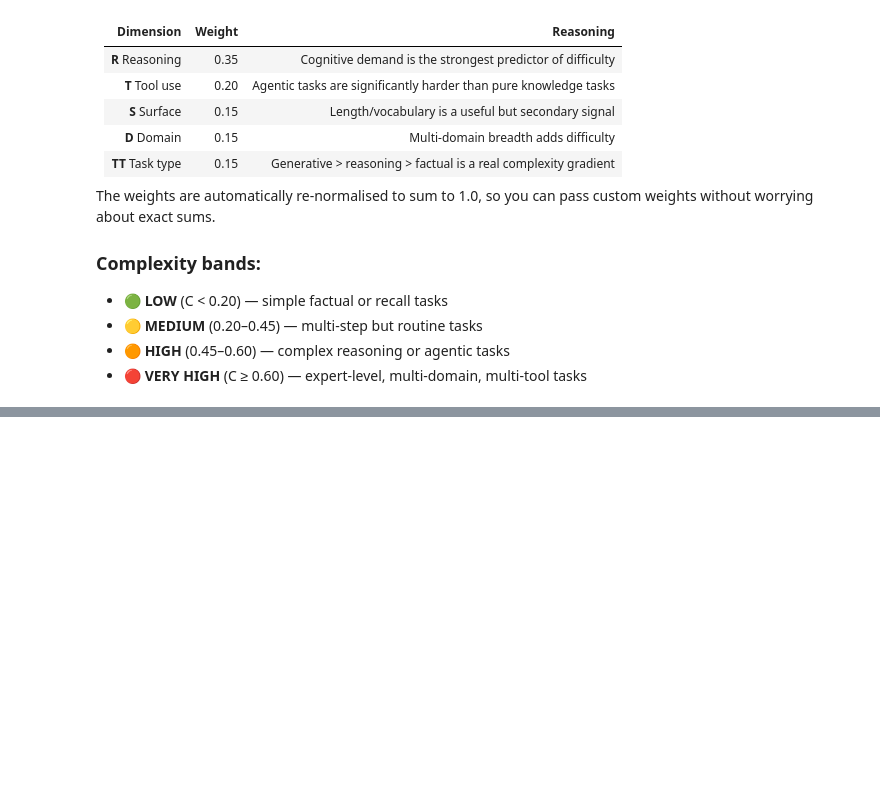
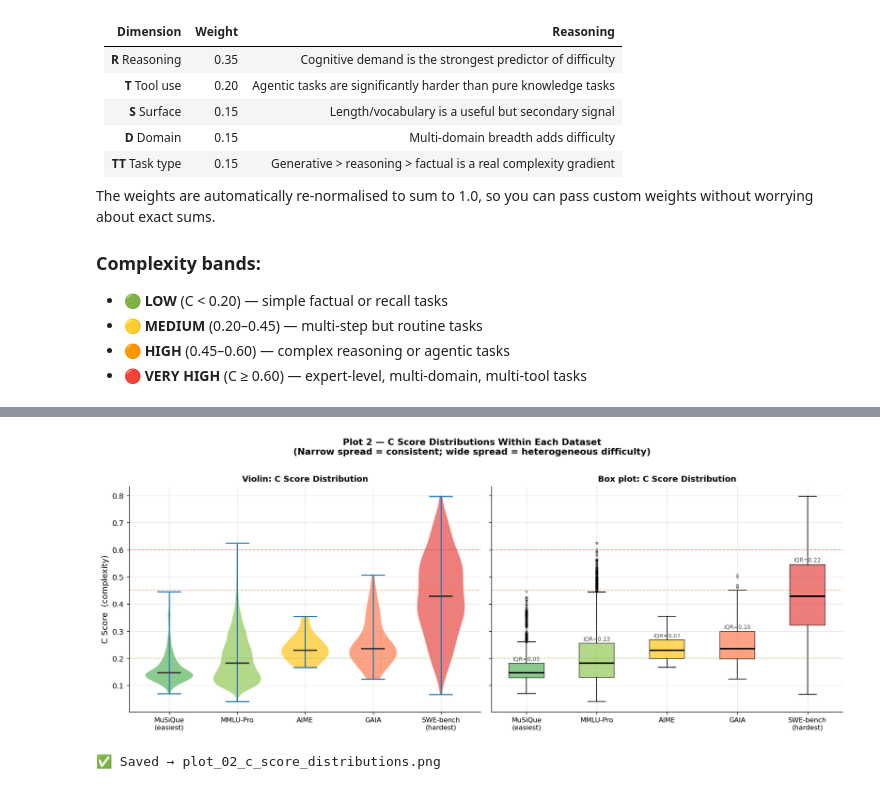
Before and after one commit to poorna1995/IRA, a Jupyter notebook: notebooks/tce_m1.ipynb, the cells around one changed output, grey strips where cells are left out. Cells and saved outputs as stored; diff of their text form; code cells hidden in the pictures; blank space fills up the shorter version.

```diff
--- a/notebooks/tce_m1.ipynb
+++ b/notebooks/tce_m1.ipynb
@@ -1743,0 +1831,66 @@ band
+# %%
+# ─────────────────────────────────────────────────────────────────────────────
+# CELL 15 — Plot 2: C Score Distributions — Box + Violin per Dataset
+# Story: Some datasets have wide spread (SWE-bench), others are very tight (AIME).
+# A tight distribution means the scorer is consistent within that benchmark.
+# ─────────────────────────────────────────────────────────────────────────────
+
+import matplotlib.patches as mpatches
+
+fig, axes = plt.subplots(1, 2, figsize=(14, 5.5), sharey=True)
+
+plot_data = [scored_datasets[d]["C"].values for d in DISPLAY_ORDER]
+
+# ── Left: Violin plot ────────────────────────────────────────────────────────
+ax = axes[0]
+parts = ax.violinplot(plot_data, positions=range(len(DISPLAY_ORDER)),
+                      showmedians=True, showextrema=True, widths=0.7)
+for i, pc in enumerate(parts['bodies']):
+    pc.set_facecolor(COLORS_ORDER[i])
+    pc.set_alpha(0.65)
+parts['cmedians'].set_color('#333')
+parts['cmedians'].set_linewidth(2)
+
+ax.set_xticks(range(len(DISPLAY_ORDER)))
+ax.set_xticklabels(DISPLAY_LABELS, fontsize=9)
+ax.set_ylabel("C Score  (complexity)", fontsize=11)
+ax.set_title("Violin: C Score Distribution", fontsize=11, fontweight='bold')
+
+for thresh, col in [(0.20,'#8bc34a'),(0.45,'#ff7043'),(0.60,'#e53935')]:
+    ax.axhline(thresh, color=col, linewidth=1, linestyle='--', alpha=0.5)
+
+# ── Right: Box plot ──────────────────────────────────────────────────────────
+ax2 = axes[1]
+bp = ax2.boxplot(plot_data, positions=range(len(DISPLAY_ORDER)),
+                 patch_artist=True, widths=0.5,
+                 medianprops=dict(color='black', linewidth=2),
+                 flierprops=dict(marker='o', markersize=2.5, alpha=0.4))
+for patch, color in zip(bp['boxes'], COLORS_ORDER):
+    patch.set_facecolor(color)
+    patch.set_alpha(0.65)
+
+ax2.set_xticks(range(len(DISPLAY_ORDER)))
+ax2.set_xticklabels(DISPLAY_LABELS, fontsize=9)
+ax2.set_title("Box plot: C Score Distribution", fontsize=11, fontweight='bold')
+
+for thresh, col in [(0.20,'#8bc34a'),(0.45,'#ff7043'),(0.60,'#e53935')]:
+    ax2.axhline(thresh, color=col, linewidth=1, linestyle='--', alpha=0.5)
+
+# Annotate IQR for each dataset
+for i, d in enumerate(DISPLAY_ORDER):
+    vals = scored_datasets[d]["C"]
+    q1, q3 = vals.quantile(0.25), vals.quantile(0.75)
+    ax2.text(i, q3 + 0.01, f"IQR={q3-q1:.2f}",
+             ha='center', fontsize=7.5, color='#555')
+
+fig.suptitle("Plot 2 — C Score Distributions Within Each Dataset\n"
+             "(Narrow spread = consistent; wide spread = heterogeneous difficulty)",
+             fontsize=12, fontweight='bold', y=1.01)
+
+plt.tight_layout()
+plt.savefig("plot_02_c_score_distributions.png", bbox_inches='tight', dpi=150)
+plt.show()
+print("✅ Saved → plot_02_c_score_distributions.png")
+# %% [output]
+[figure, added]
+✅ Saved → plot_02_c_score_distributions.png
```
Also changed, not shown: parts of 14 cells of this notebook, 16 other files.
